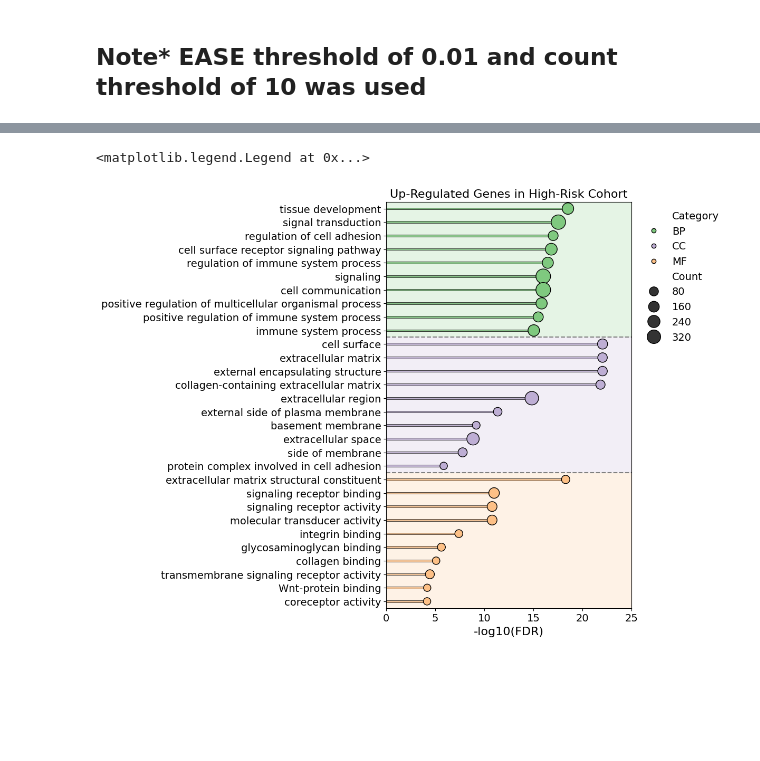
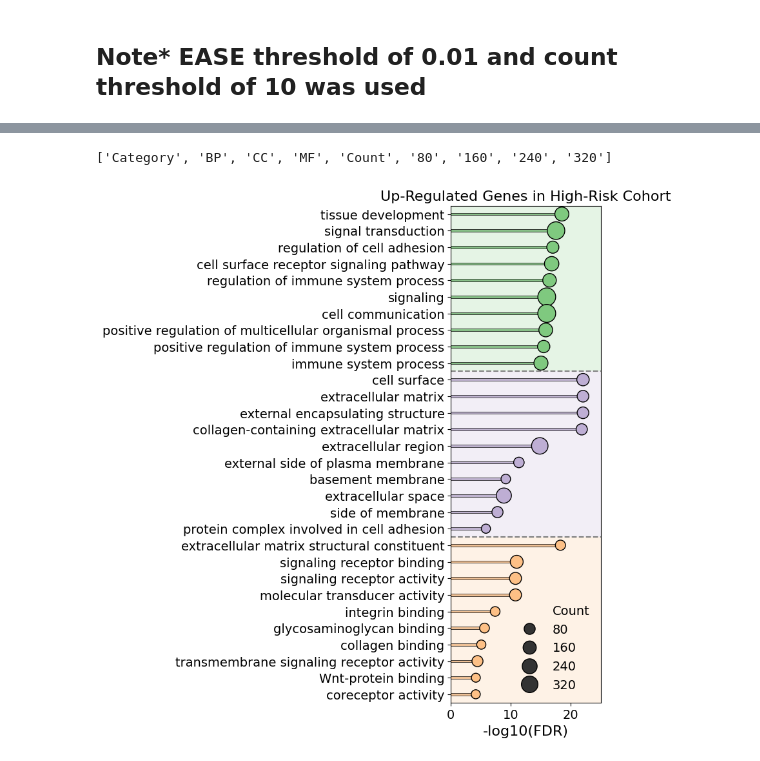
Before and after one commit to JackWJW/LGG_Prognosis_Prediction, a Jupyter notebook: Results_Analysis/Downstream_Risk_Group_Analysis.ipynb, the cells around one changed output, grey strips where cells are left out. Saved outputs shown, nothing was run; the diff lists cells and outputs as text; code cells hidden in the pictures; blank space fills up the shorter version.

```diff
--- a/Results_Analysis/Downstream_Risk_Group_Analysis.ipynb
+++ b/Results_Analysis/Downstream_Risk_Group_Analysis.ipynb
@@ -72,20 +71,25 @@ MF_df_Fat.sort_values(by="-Log10(FDR)",inplace=True,ascending=False)
 # %%
 GO_df_Fat = pd.concat([BP_df_Fat[:10],CC_df_Fat[:10],MF_df_Fat[:10]])
 GO_df_Fat.replace({"GOTERM_BP_FAT":"BP","GOTERM_CC_FAT":"CC","GOTERM_MF_FAT":"MF"},inplace=True)
-ax = plt.figure(figsize=(6,10))
+ax = plt.figure(figsize=(3,10))
 ax = sns.barplot(GO_df_Fat,y="Term",x="-Log10(FDR)",width=0.15,hue="Category",palette='Accent',legend=False,linewidth=0.5,edgecolor="black",zorder=1)
 ax = sns.scatterplot(GO_df_Fat,y="Term",x="-Log10(FDR)",size="Count",sizes=(100,400),edgecolor="black",hue="Category",palette='Accent',linewidth=1,zorder=1)
 ax.set_ylabel("")
 ax.set_xlabel("-log10(FDR)",fontsize=16)
 ax.add_patch(patches.Rectangle((0,-0.5),25,10,facecolor="#7FC97F",alpha=0.2,zorder=0))
 ax.add_patch(patches.Rectangle((0,9.5),25,10,facecolor="#BEAED4",alpha=0.2,zorder=0))
 ax.add_patch(patches.Rectangle((0,19.5),25,10,facecolor="#FDC086",alpha=0.2,zorder=0))
 ax.tick_params(axis="both",labelsize=14)
 plt.title("Up-Regulated Genes in High-Risk Cohort",fontsize=16)
 plt.margins(0)
 plt.axhline(y=9.5,color="grey",linestyle='--',zorder=0)
 plt.axhline(y=19.5,color="grey",linestyle='--',zorder=0)
-plt.legend(bbox_to_anchor=(1.01,1),loc="upper left",frameon=False,fontsize=14)
+handles, labels = ax.get_legend_handles_labels()
+size_start = labels.index("Count")
+size_handles = handles[size_start:]
+size_labels = labels[size_start:]
+plt.legend(handles=size_handles,loc="lower right",frameon=False,fontsize=14)
+print(labels)
 # %% [output]
-<matplotlib.legend.Legend at 0x...>
+['Category', 'BP', 'CC', 'MF', 'Count', '80', '160', '240', '320']
-[figure, old version]
+[figure, new version]
```
Also changed, not shown: parts of 2 cells of this notebook, 3 other files.
